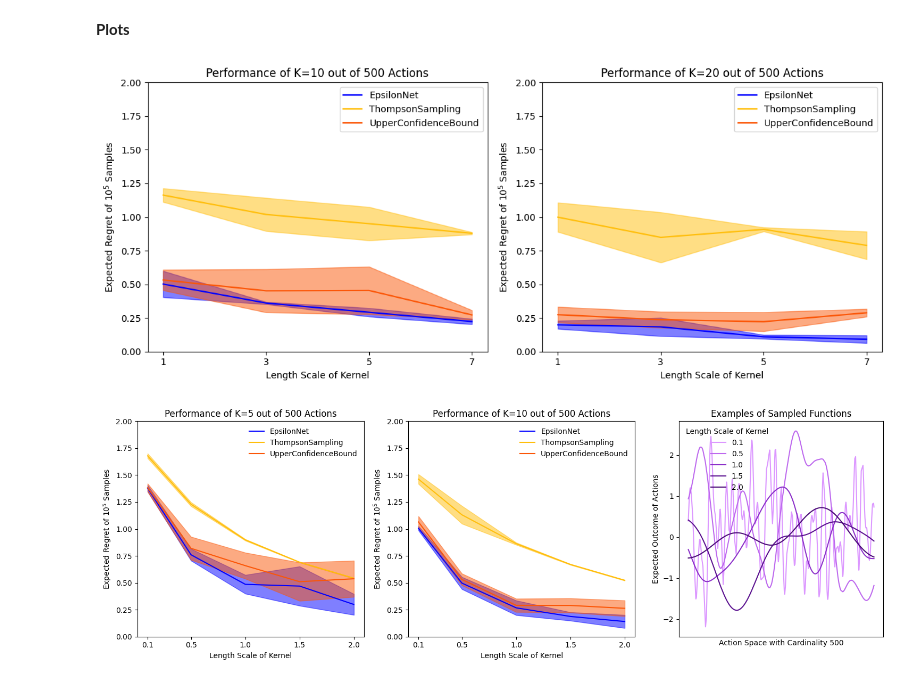
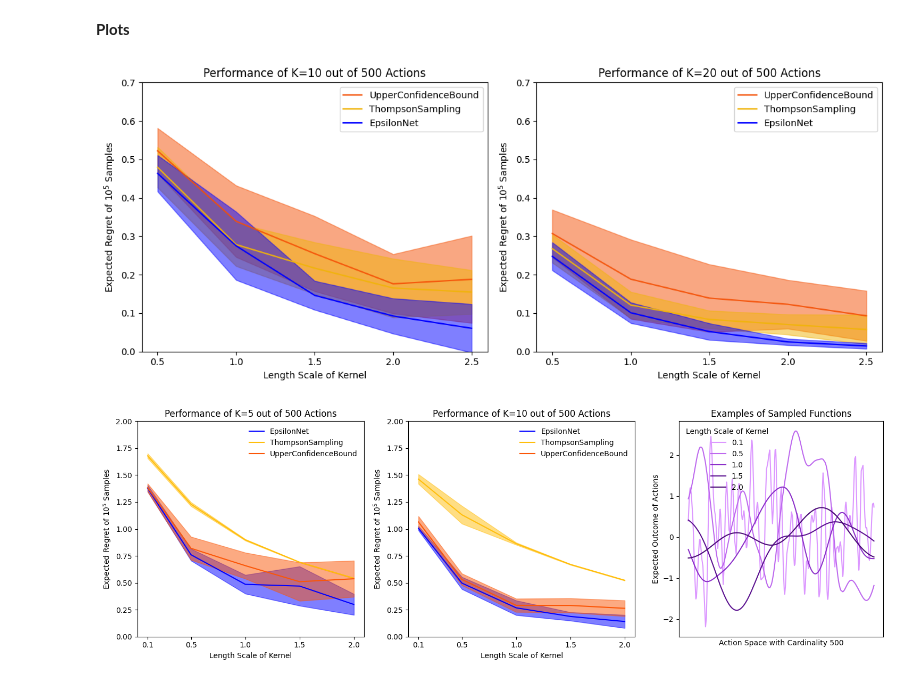
Before and after one commit to Quan-Zhou/MAB, a Jupyter notebook: RKHS.ipynb, the cells around one changed output. Cells and saved outputs as stored; diff of their text form; code cells hidden in the pictures.

```diff
--- a/RKHS.ipynb
+++ b/RKHS.ipynb
@@ -244,41 +287,39 @@ Name: EmpiricialRegret, dtype: object
 # %% [markdown]
 **Plots**
 # %%
-report=pd.read_csv('report.csv')
-length_range=[0.1,0.5,1,1.5,2]
+report=pd.read_csv('report_StationaryTrue.csv')
+length_range=[0.5,1,1.5,2]
 # %%
 fig, axes = plt.subplots(1,2,figsize=(12, 5))  # (rows, cols)
 methods = ['epsilon','ts','ucb']
 methodnames = dict(zip(methods,['EpsilonNet','ThompsonSampling','UpperConfidenceBound']))
 krange = [10,20]
-colormap = dict(zip(methods, ['b','#FFBE0B','#FB5607']))
+colormap = dict(zip(methods, ['b',"#F1B40BF1","#F45106E7"]))
 
 for i in range(2):
-    for m in methods:
-        length_range=[1,3,5,100]
+    for m in methods[::-1]:
         dfmean=report.groupby(by=["length_scale",'K','method']).mean()['EmpiricialRegret']
         mean=np.array([dfmean[l][krange[i]][m] for l in length_range])
         dfstd=report.groupby(by=["length_scale",'K','method']).std()['EmpiricialRegret']
         std=np.array([dfstd[l][krange[i]][m] for l in length_range])
-        length_range=[1,3,5,7]
         axes[i].plot(length_range, mean, label="{}".format(methodnames[m]), color=colormap[m])
         axes[i].fill_between(length_range, mean-std, mean+std, color=colormap[m],alpha=0.5)
 
-    axes[i].set_ylim([0,2])
+    axes[i].set_ylim([0,0.7])
     axes[i].set_title("Performance of K={} out of 500 Actions".format(krange[i]))
     axes[i].set_xlabel("Length Scale of Kernel")
     axes[i].set_xticks(length_range)
     axes[i].set_ylabel(r"Expected Regret of $10^5$ Samples")
     axes[i].legend()
 
 # Save plot as a PDF without margins
 # plt.savefig("RKHS_baselines.pdf", format="pdf", bbox_inches='tight', pad_inches=0, transparent=True)
 
 # Adjust layout
 plt.tight_layout()
 plt.show()
 # %% [output]
-[figure, old version]
+[figure, new version]
 # %%
 fig, axes = plt.subplots(1,3,figsize=(15, 5), gridspec_kw={'width_ratios': [1,1,0.9]})  # (rows, cols)
 # plt.subplots_adjust(wspace=0, hspace=0)
```
Also changed, not shown: parts of 8 cells of this notebook, 3 other files.
